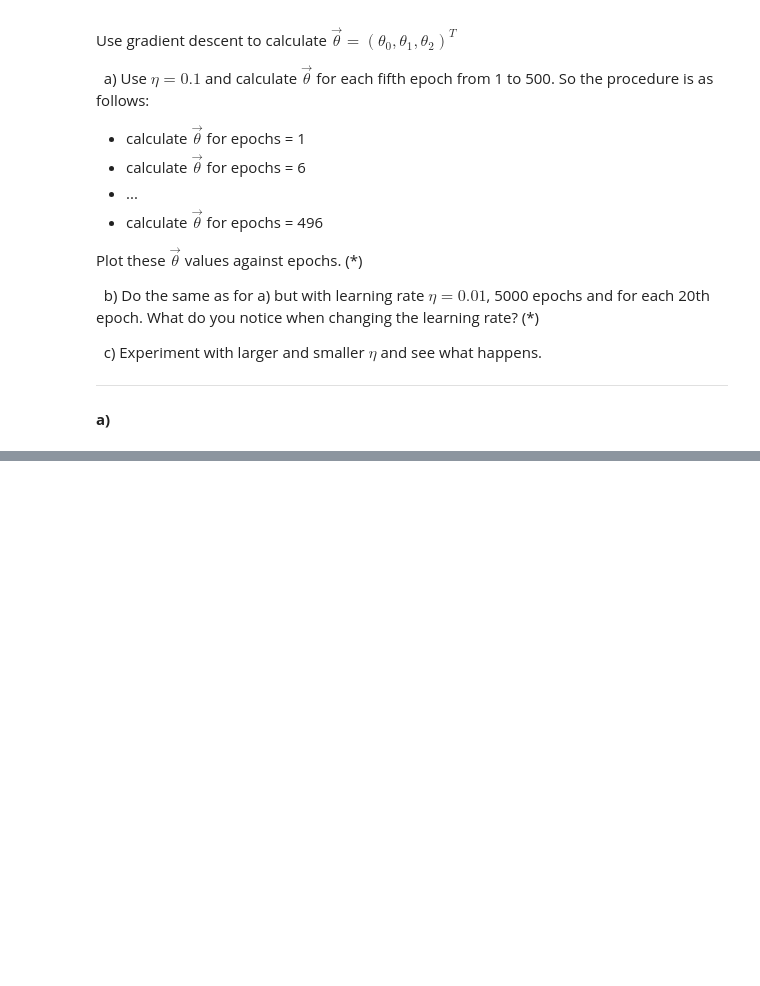
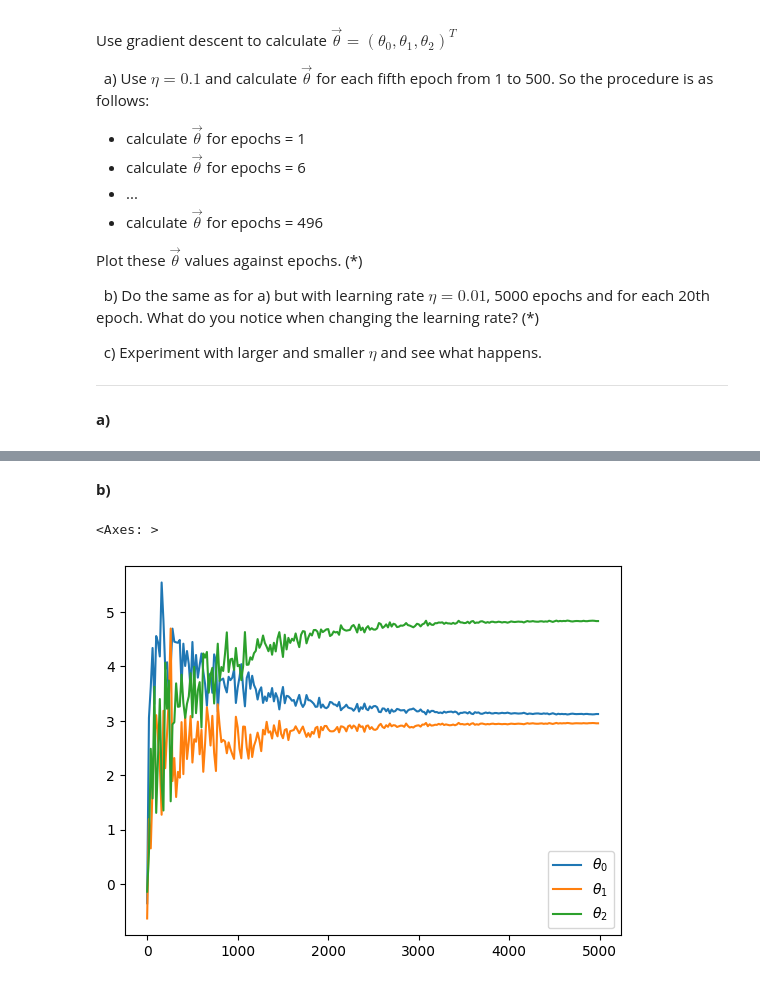
Before and after one commit to Canesp/Machine-learning-Philip-de-Canesie, a Jupyter notebook: Exercises/Exercises_Lec_02.ipynb, the cells around one changed output, grey strips where cells are left out. Drawn from its saved outputs; the diff is of its cells as text; code cells hidden in the pictures; blank space fills up the shorter version.

```diff
--- a/Exercises/Exercises_Lec_02.ipynb
+++ b/Exercises/Exercises_Lec_02.ipynb
@@ -25,4 +26,4 @@ epsilon = np.random.normal(loc=0, scale=1, size=1000)
 
 y_data = lambda x, epsilon: (3*x[:,1]) + (5*x[:,2]) + 3 + epsilon
 
-y = y_data(x= X, epsilon= epsilon)
+y = y_data(x= X, epsilon= epsilon).reshape(-1, 1)
@@ -100,0 +93,24 @@ ep = gradient_descent(X, y, learning_rate=0.1, epochs= 500)
+# %% [markdown]
+**b)**
+# %%
+theta_0 = []
+theta_1 = []
+theta_2 = []
+
+steps = range(1, 5000, 20)
+
+for i in steps:
+
+    theta_hat = gradient_descent(X, y, learning_rate= 0.01, epochs= i)
+
+    theta_0.append(float(theta_hat[0]))
+    theta_1.append(float(theta_hat[1]))
+    theta_2.append(float(theta_hat[2]))
+
+
+sns.lineplot(x= steps, y= theta_0, label= r"$\theta_0$")
+sns.lineplot(x= steps, y= theta_1, label= r"$\theta_1$")
+sns.lineplot(x= steps, y= theta_2, label= r"$\theta_2$")
+# %% [output]
+<Axes: >
+[figure, added]
```
Also changed, not shown: parts of 4 cells of this notebook, 1 other file.
